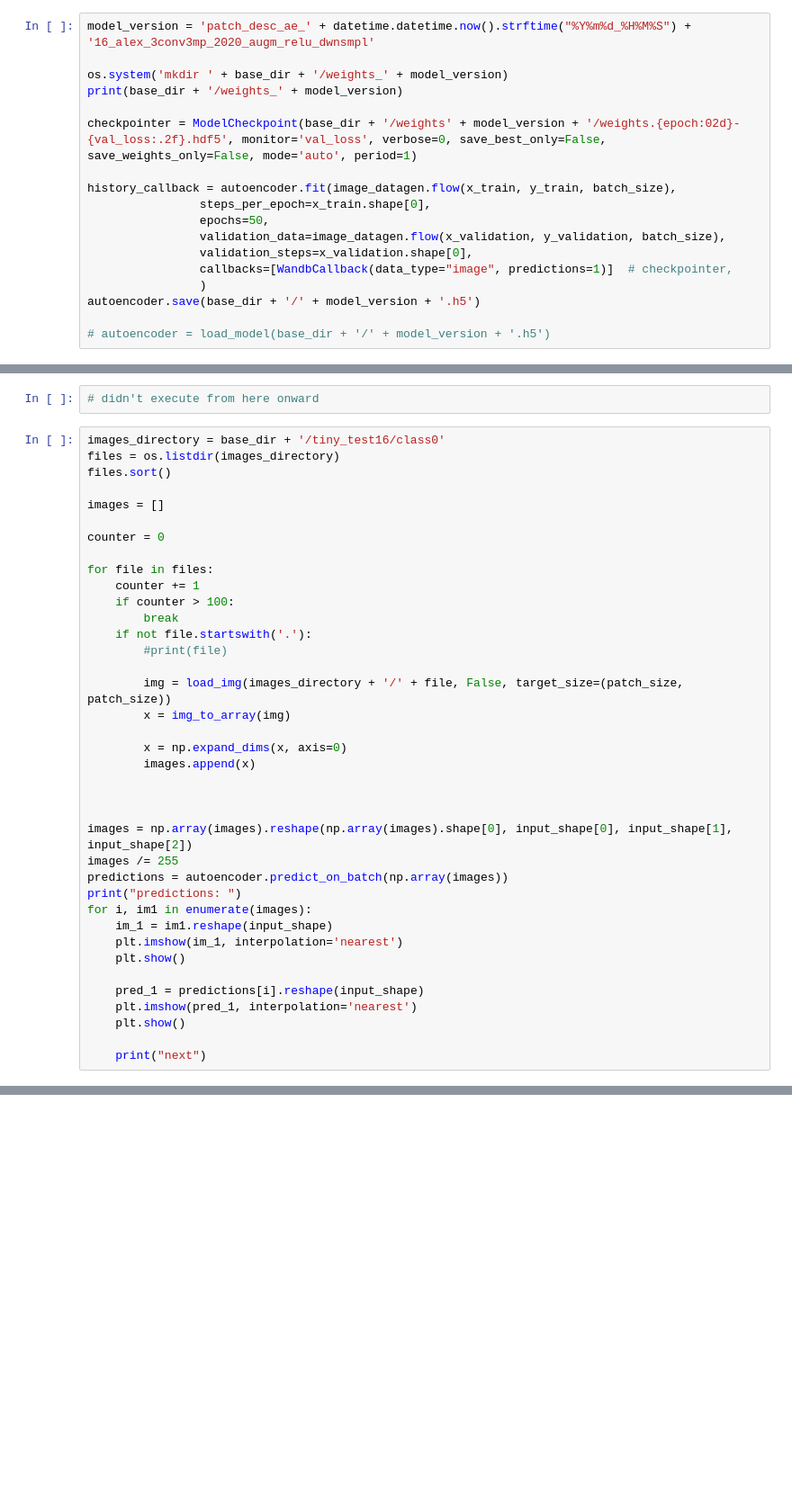
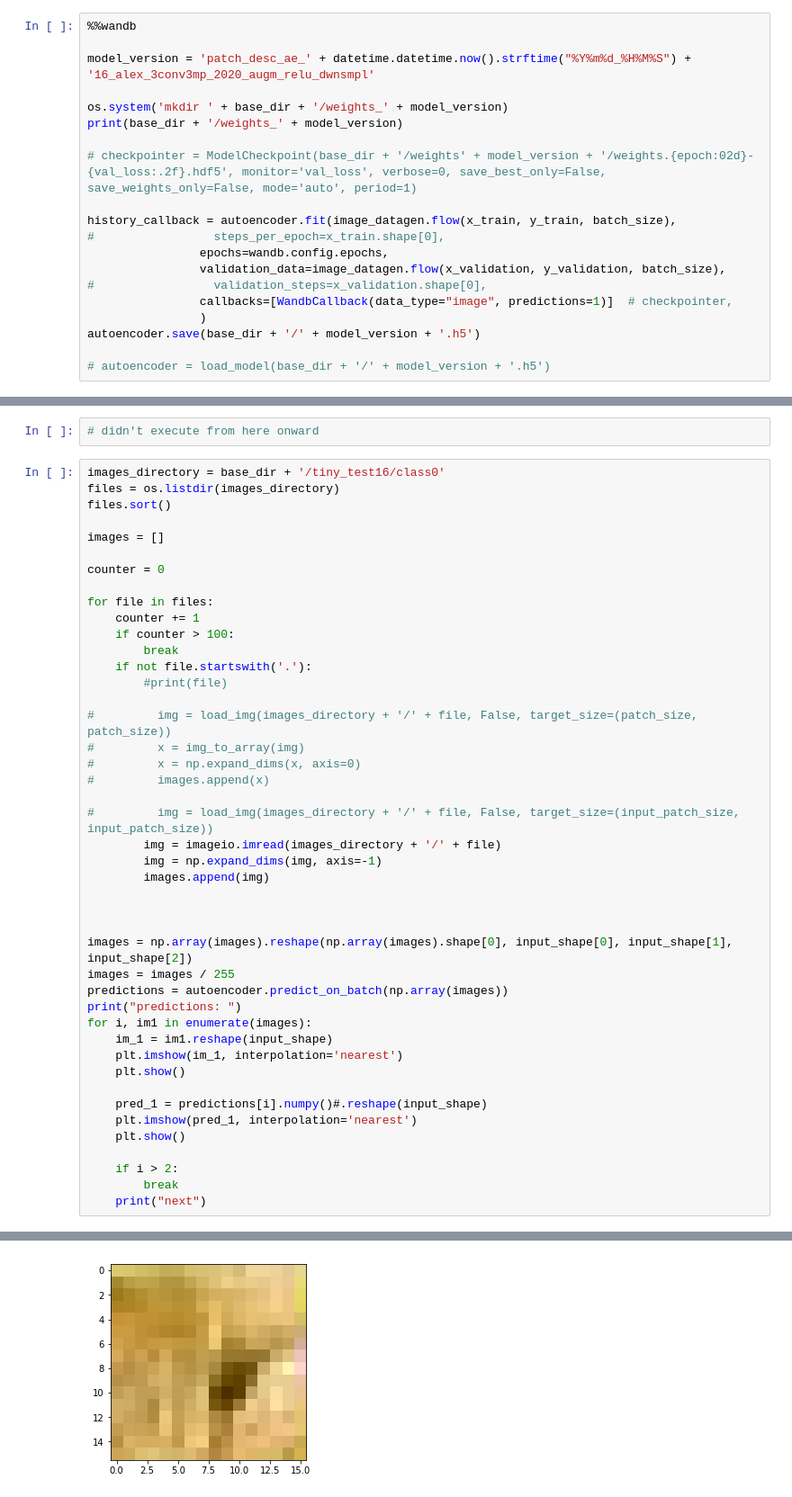
Before and after one commit to nimpy/sundry_segments, a Jupyter notebook: Alex3conv3mp_2020.ipynb, the cells around one changed output, grey strips where cells are left out. Shown at 90% size. Cells and saved outputs as stored; diff of their text form; blank space fills up the shorter version.

Commit message:
Train old patch-desc-ae (for the first time successfully)

```diff
--- a/Alex3conv3mp_2020.ipynb
+++ b/Alex3conv3mp_2020.ipynb
@@ -154,16 +151,18 @@ Run data is saved locally in wandb/run-20201022_172530-21dup709
 # %%
+%%wandb
+
 model_version = 'patch_desc_ae_' + datetime.datetime.now().strftime("%Y%m%d_%H%M%S") + '16_alex_3conv3mp_2020_augm_relu_dwnsmpl'
 
 os.system('mkdir ' + base_dir + '/weights_' + model_version)
 print(base_dir + '/weights_' + model_version)
 
-checkpointer = ModelCheckpoint(base_dir + '/weights' + model_version + '/weights.{epoch:02d}-{val_loss:.2f}.hdf5', monitor='val_loss', verbose=0, save_best_only=False, save_weights_only=False, mode='auto', period=1)
+# checkpointer = ModelCheckpoint(base_dir + '/weights' + model_version + '/weights.{epoch:02d}-{val_loss:.2f}.hdf5', monitor='val_loss', verbose=0, save_best_only=False, save_weights_only=False, mode='auto', period=1)
 
 history_callback = autoencoder.fit(image_datagen.flow(x_train, y_train, batch_size),
-                steps_per_epoch=x_train.shape[0],
-                epochs=50,
+#                 steps_per_epoch=x_train.shape[0],
+                epochs=wandb.config.epochs,
                 validation_data=image_datagen.flow(x_validation, y_validation, batch_size),
-                validation_steps=x_validation.shape[0],
+#                 validation_steps=x_validation.shape[0],
                 callbacks=[WandbCallback(data_type="image", predictions=1)]  # checkpointer,
                 )
 autoencoder.save(base_dir + '/' + model_version + '.h5')
@@ -228,16 +254,20 @@ for file in files:
     if not file.startswith('.'):
         #print(file)
 
-        img = load_img(images_directory + '/' + file, False, target_size=(patch_size, patch_size))
-        x = img_to_array(img)
+#         img = load_img(images_directory + '/' + file, False, target_size=(patch_size, patch_size))
+#         x = img_to_array(img)
+#         x = np.expand_dims(x, axis=0)
+#         images.append(x)
 
-        x = np.expand_dims(x, axis=0)
-        images.append(x)
+#         img = load_img(images_directory + '/' + file, False, target_size=(input_patch_size, input_patch_size))
+        img = imageio.imread(images_directory + '/' + file)
+        img = np.expand_dims(img, axis=-1)
+        images.append(img)
 
 
 
 images = np.array(images).reshape(np.array(images).shape[0], input_shape[0], input_shape[1], input_shape[2])
-images /= 255
+images = images / 255
 predictions = autoencoder.predict_on_batch(np.array(images))
 print("predictions: ")
 for i, im1 in enumerate(images):
@@ -245,9 +275,11 @@ for i, im1 in enumerate(images):
     plt.imshow(im_1, interpolation='nearest')
     plt.show()
 
-    pred_1 = predictions[i].reshape(input_shape)
+    pred_1 = predictions[i].numpy()#.reshape(input_shape)
     plt.imshow(pred_1, interpolation='nearest')
     plt.show()
 
+    if i > 2:
+        break
     print("next")
 # %% [output]
@@ -254,0 +287 @@ NameError: name 'base_dir' is not defined
+[figure, added]
```
Also changed, not shown: parts of 11 cells of this notebook.
